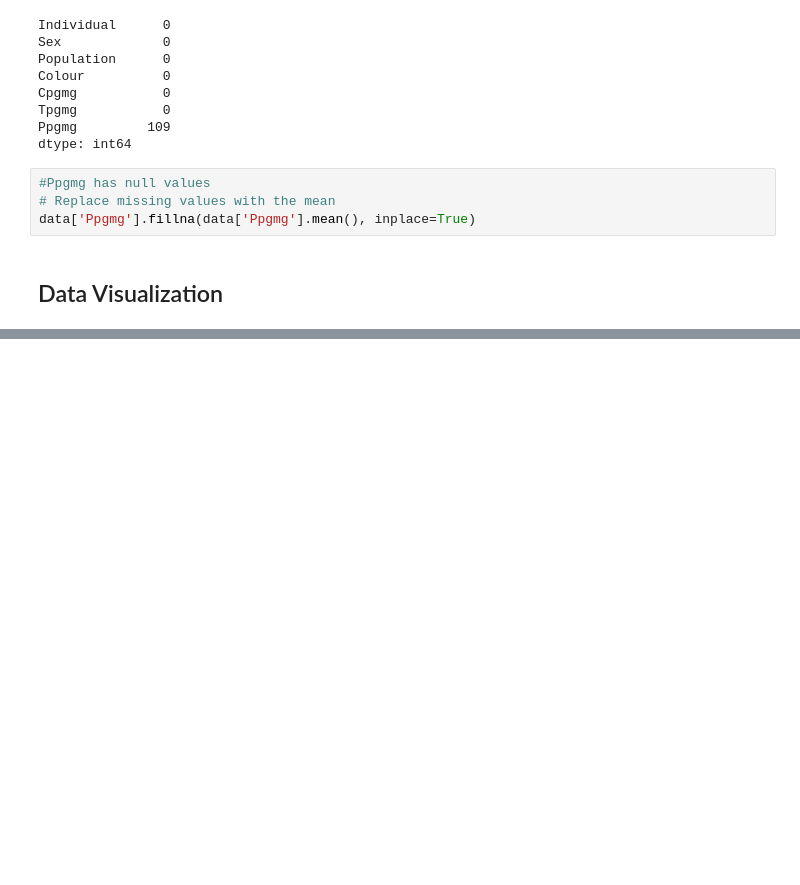
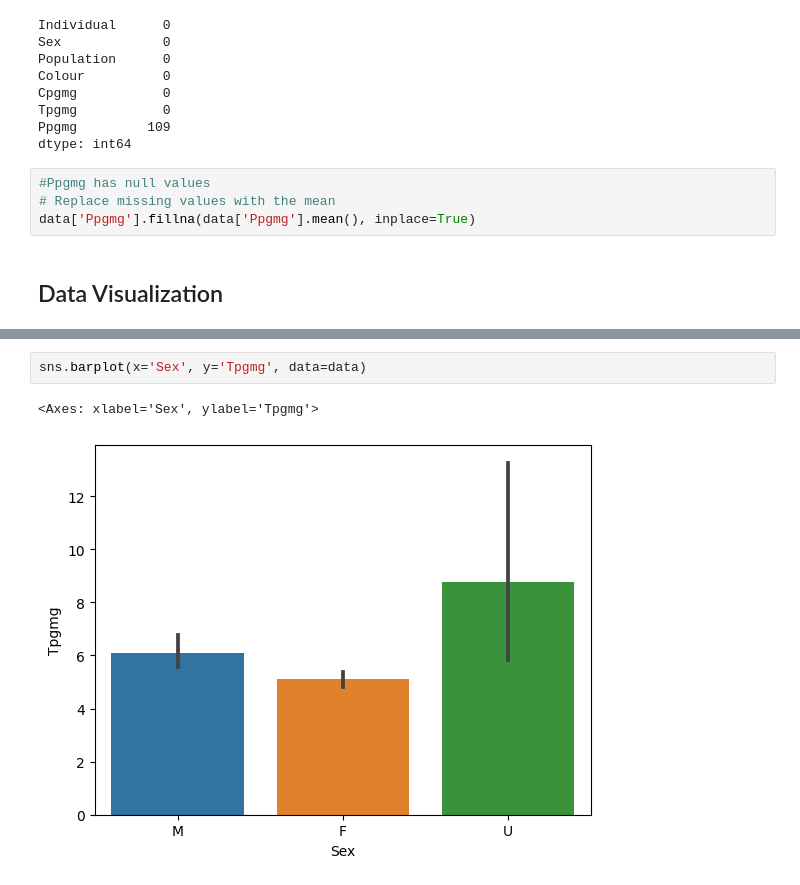
Before and after one commit to slubambo/MOSQUITO-DATASET, a Jupyter notebook: Wolf_Hormones.ipynb, the cells around one changed output, grey strips where cells are left out. Drawn from its saved outputs; the diff is of its cells as text; blank space fills up the shorter version.

```diff
--- a/Wolf_Hormones.ipynb
+++ b/Wolf_Hormones.ipynb
@@ -101,0 +117,5 @@ data['Ppgmg'].fillna(data['Ppgmg'].mean(), inplace=True)
+# %%
+sns.barplot(x='Sex', y='Tpgmg', data=data)
+# %% [output]
+<Axes: xlabel='Sex', ylabel='Tpgmg'>
+[figure, added]
```
Also changed, not shown: parts of 5 cells of this notebook.
